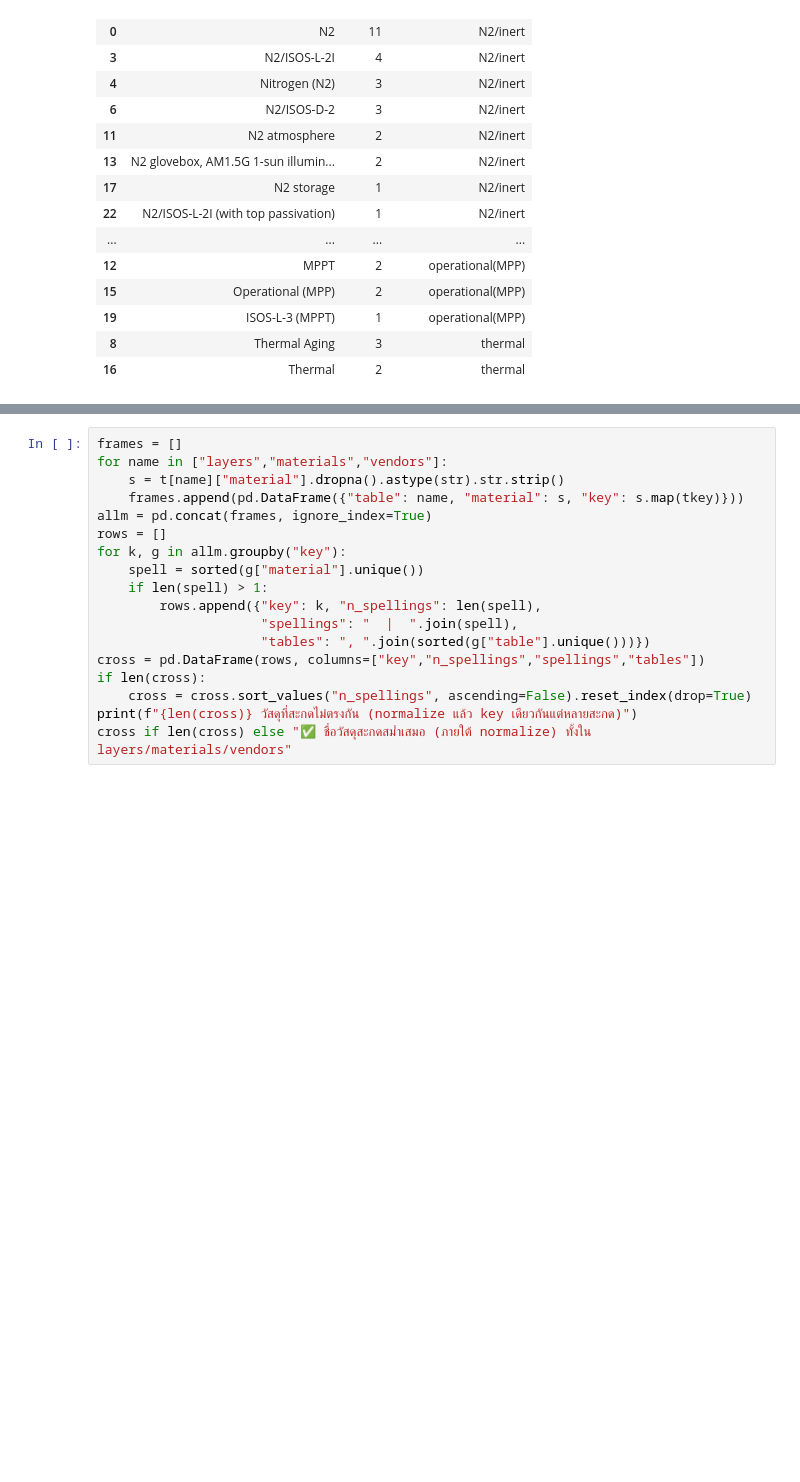
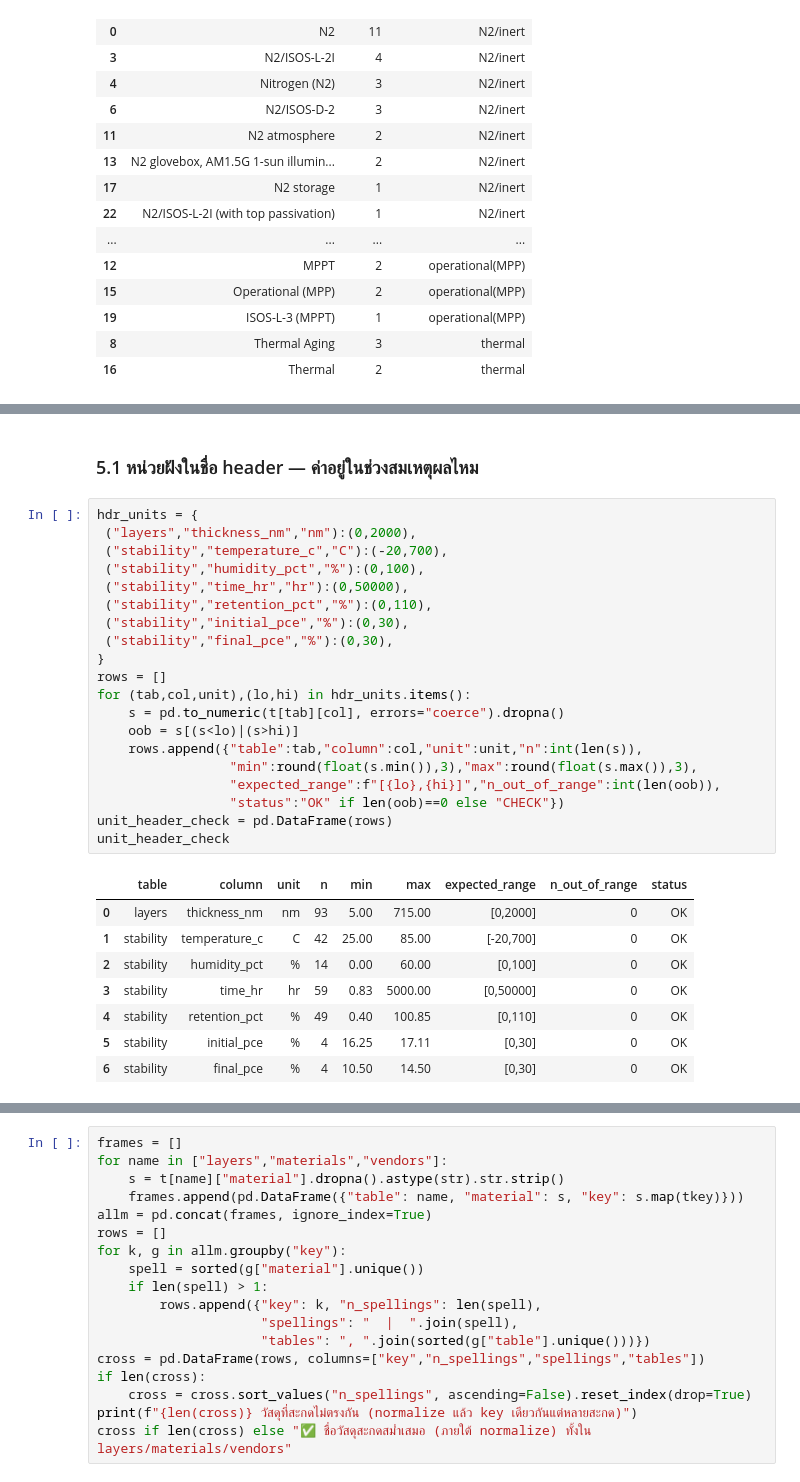
Before and after one commit to NiOx-based-Perovskite-Solar-Cell/Perovskite-Research, a Jupyter notebook: notebooks/column_audit.ipynb, the cells around one changed output, grey strips where cells are left out. Drawn from its saved outputs; the diff is of its cells as text; blank space fills up the shorter version.

```diff
--- a/notebooks/column_audit.ipynb
+++ b/notebooks/column_audit.ipynb
@@ -547,0 +555,31 @@ edf.sort_values(["atmosphere","count"], ascending=[True,False])
+# %% [markdown]
+### 5.1 หน่วยฝังในชื่อ header — ค่าอยู่ในช่วงสมเหตุผลไหม
+# %%
+hdr_units = {
+ ("layers","thickness_nm","nm"):(0,2000),
+ ("stability","temperature_c","C"):(-20,700),
+ ("stability","humidity_pct","%"):(0,100),
+ ("stability","time_hr","hr"):(0,50000),
+ ("stability","retention_pct","%"):(0,110),
+ ("stability","initial_pce","%"):(0,30),
+ ("stability","final_pce","%"):(0,30),
+}
+rows = []
+for (tab,col,unit),(lo,hi) in hdr_units.items():
+    s = pd.to_numeric(t[tab][col], errors="coerce").dropna()
+    oob = s[(s<lo)|(s>hi)]
+    rows.append({"table":tab,"column":col,"unit":unit,"n":int(len(s)),
+                 "min":round(float(s.min()),3),"max":round(float(s.max()),3),
+                 "expected_range":f"[{lo},{hi}]","n_out_of_range":int(len(oob)),
+                 "status":"OK" if len(oob)==0 else "CHECK"})
+unit_header_check = pd.DataFrame(rows)
+unit_header_check
+# %% [output]
+|  | table | column | unit | n | min | max | expected_range | n_out_of_range | status |
+| 0 | layers | thickness_nm | nm | 93 | 5.00 | 715.00 | [0,2000] | 0 | OK |
+| 1 | stability | temperature_c | C | 42 | 25.00 | 85.00 | [-20,700] | 0 | OK |
+| 2 | stability | humidity_pct | % | 14 | 0.00 | 60.00 | [0,100] | 0 | OK |
+| 3 | stability | time_hr | hr | 59 | 0.83 | 5000.00 | [0,50000] | 0 | OK |
+| 4 | stability | retention_pct | % | 49 | 0.40 | 100.85 | [0,110] | 0 | OK |
+| 5 | stability | initial_pce | % | 4 | 16.25 | 17.11 | [0,30] | 0 | OK |
+| 6 | stability | final_pce | % | 4 | 10.50 | 14.50 | [0,30] | 0 | OK |
```
Also changed, not shown: parts of 11 cells of this notebook, 3 other files.
